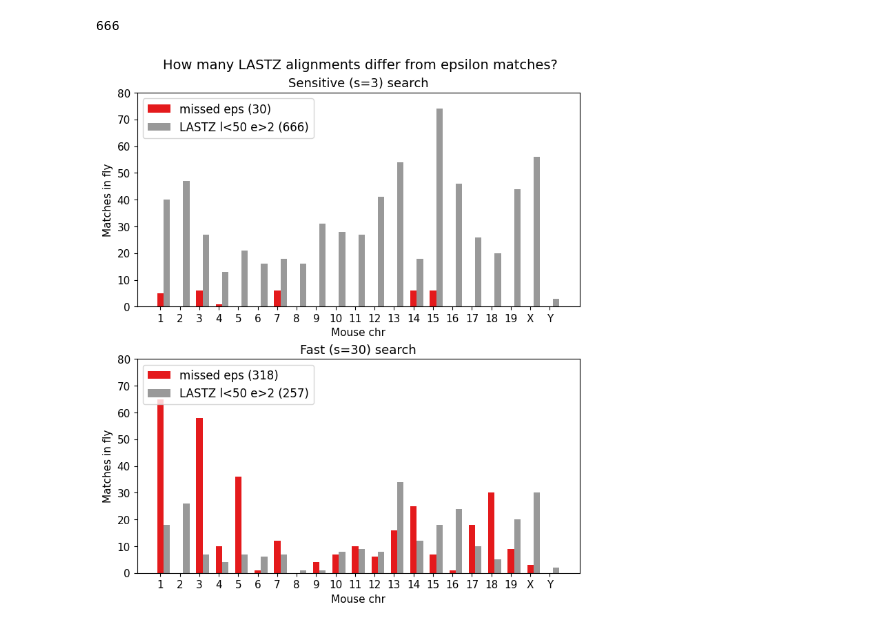
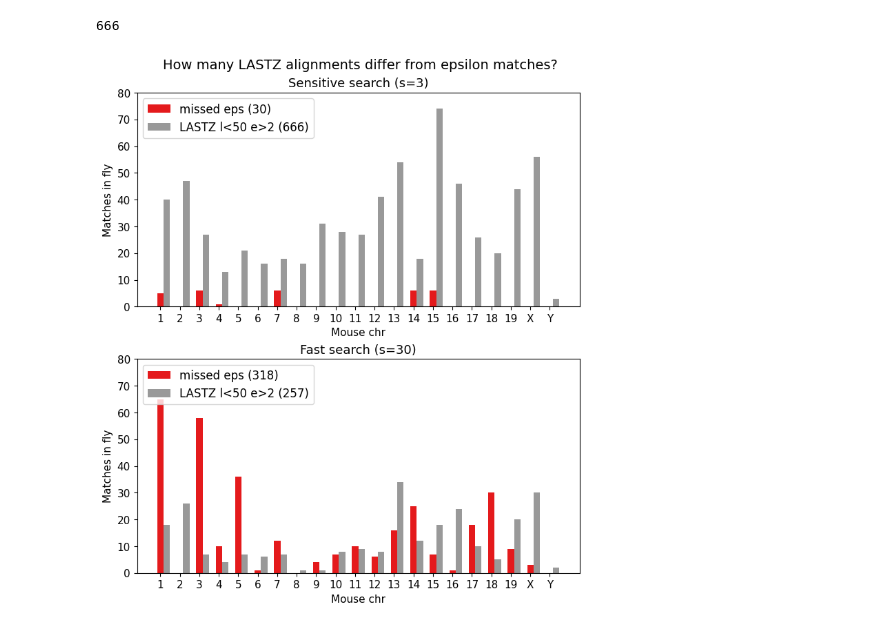
Before and after one commit to eaasna/DREAM-stellar-benchmark, a Jupyter notebook: work-python/missed-matches/What is missed.ipynb, the cells around one changed output. Saved outputs shown, nothing was run; the diff lists cells and outputs as text; code cells hidden in the pictures.

```diff
--- a/work-python/missed-matches/What is missed.ipynb
+++ b/work-python/missed-matches/What is missed.ipynb
@@ -155,7 +155,7 @@ def set_ax_plot(ax, df, tool, typename):
     multiplier += 1
 
     # Add some text for labels, title and custom x-axis tick labels, etc.
-    ax.set_title(typename + ' search')
+    ax.set_title(typename)
     ax.set_xticks(x + width, [str(x) for x in chromosomes])
     ax.set_xlabel("Mouse chr")
     ax.set_ylabel("Matches in fly")
@@ -285,21 +285,21 @@ np.sum(df["counts_fp"])
 # %%
 tool = "LASTZ"
 fig, (ax1, ax2) = plt.subplots(2, layout='constrained')
 fig.set_figheight(8)
 fig.set_figwidth(7)
 fig.suptitle('How many LASTZ alignments differ from epsilon matches?', fontsize=MEDIUM_SIZE, x = 0.54)
 
 in_dir="s3_lastz_vs_stellar_l50_e2"
 df = get_count_df(in_dir)
-set_ax_plot(ax1, df, tool, "Sensitive (s=3)")
+set_ax_plot(ax1, df, tool, "Sensitive search (s=3)")
 ax1.set_ylim(0, 80)
 
 in_dir="s30_lastz_vs_stellar_l50_e2"
 df = get_count_df(in_dir)
-set_ax_plot(ax2, df, tool, "Fast (s=30)")
+set_ax_plot(ax2, df, tool, "Fast search (s=30)")
 ax2.set_ylim(0, 80)
 
 plt.savefig('lastz_search.png', dpi = 250)
 plt.show()
 # %% [output]
-[figure, old version]
+[figure, new version]
```
Also changed, not shown: parts of 3 cells of this notebook.
